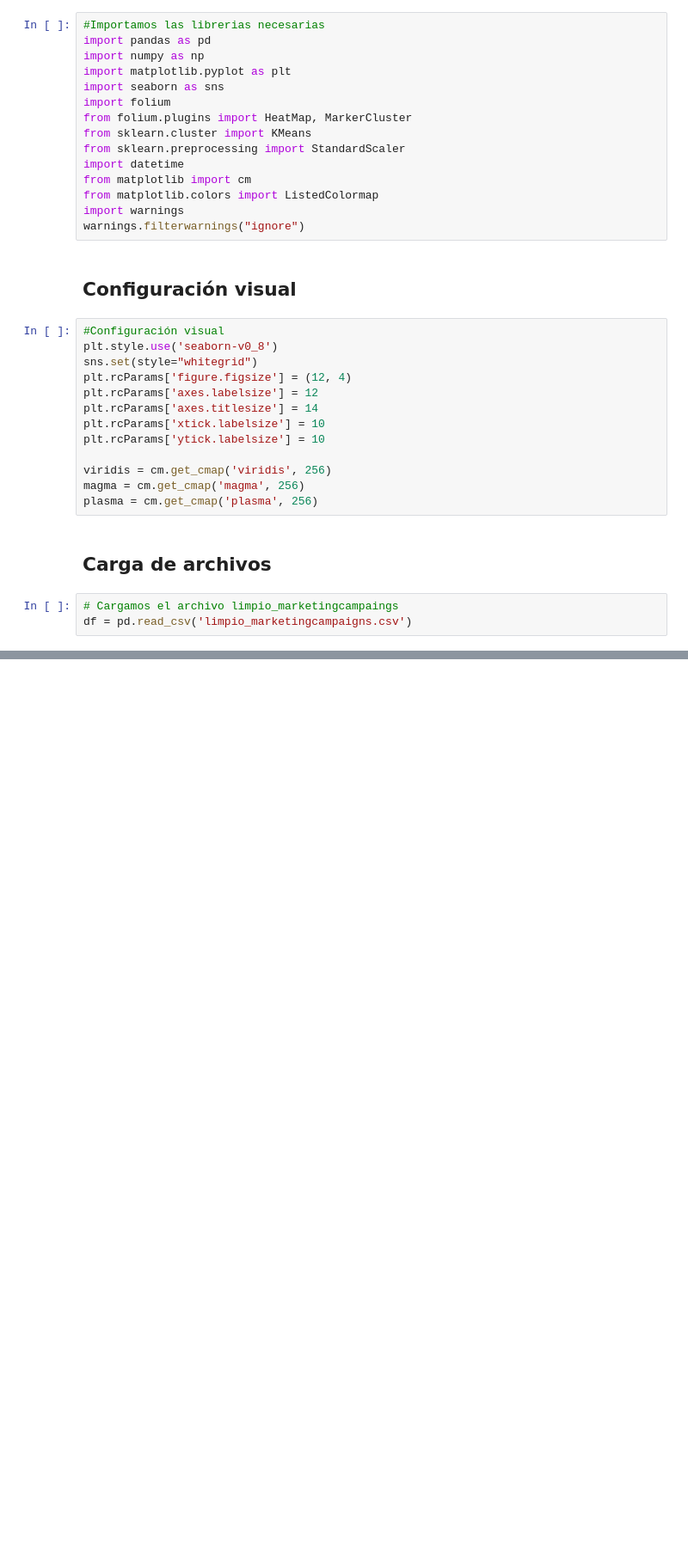
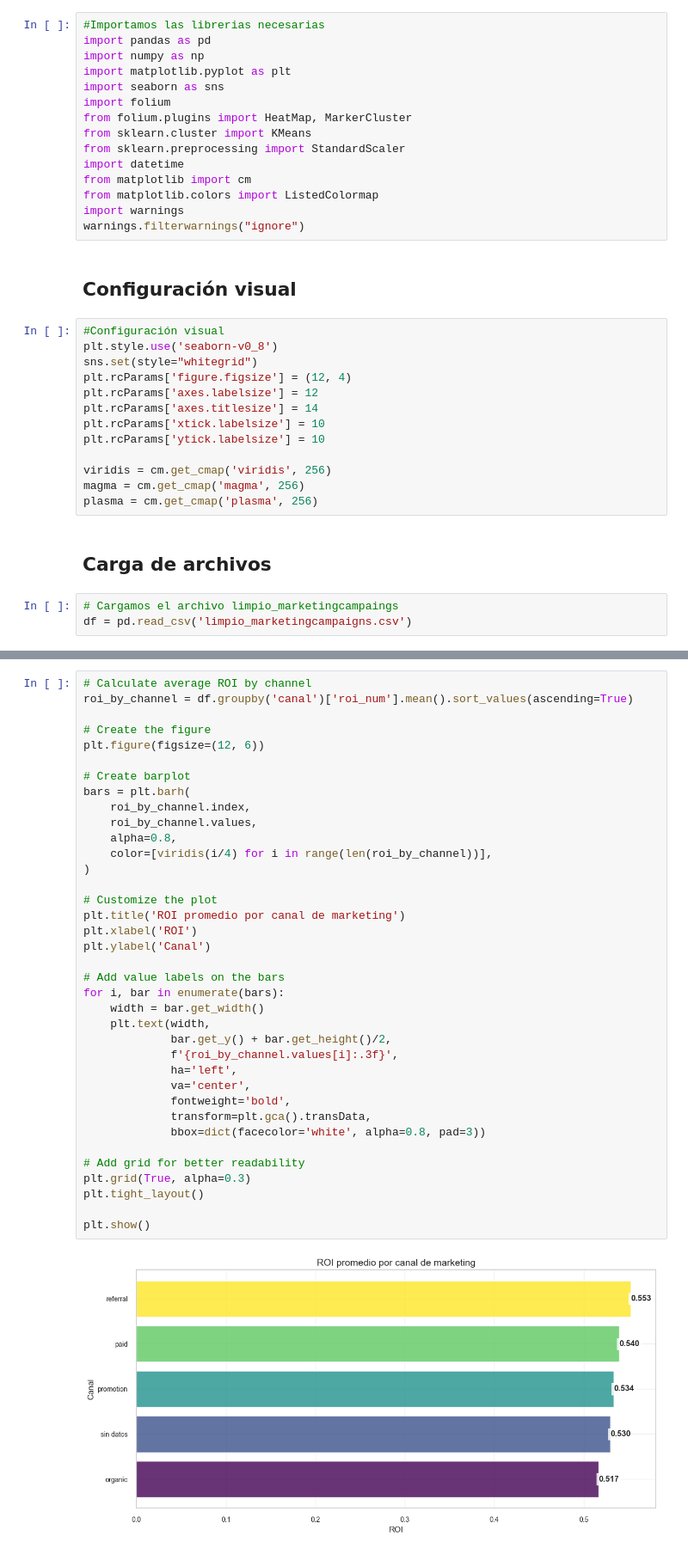
Before and after one commit to carlxngel/upgrade-hub-marketing-analysis, a Jupyter notebook: EDA.ipynb, the cells around one changed output, grey strips where cells are left out. Shown at 86% size. Saved outputs shown, nothing was run; the diff lists cells and outputs as text; blank space fills up the shorter version.

```diff
--- a/EDA.ipynb
+++ b/EDA.ipynb
@@ -49,0 +106,39 @@ df.head(5)
+# %%
+# Calculate average ROI by channel
+roi_by_channel = df.groupby('canal')['roi_num'].mean().sort_values(ascending=True)
+
+# Create the figure
+plt.figure(figsize=(12, 6))
+
+# Create barplot
+bars = plt.barh(
+    roi_by_channel.index,
+    roi_by_channel.values,
+    alpha=0.8,
+    color=[viridis(i/4) for i in range(len(roi_by_channel))],
+)
+
+# Customize the plot
+plt.title('ROI promedio por canal de marketing')
+plt.xlabel('ROI')
+plt.ylabel('Canal')
+
+# Add value labels on the bars
+for i, bar in enumerate(bars):
+    width = bar.get_width()
+    plt.text(width,
+             bar.get_y() + bar.get_height()/2,
+             f'{roi_by_channel.values[i]:.3f}',
+             ha='left',
+             va='center',
+             fontweight='bold',
+             transform=plt.gca().transData,
+             bbox=dict(facecolor='white', alpha=0.8, pad=3))
+
+# Add grid for better readability
+plt.grid(True, alpha=0.3)
+plt.tight_layout()
+
+plt.show()
+# %% [output]
+[figure, added]
```
Also changed, not shown: parts of 23 cells of this notebook.
